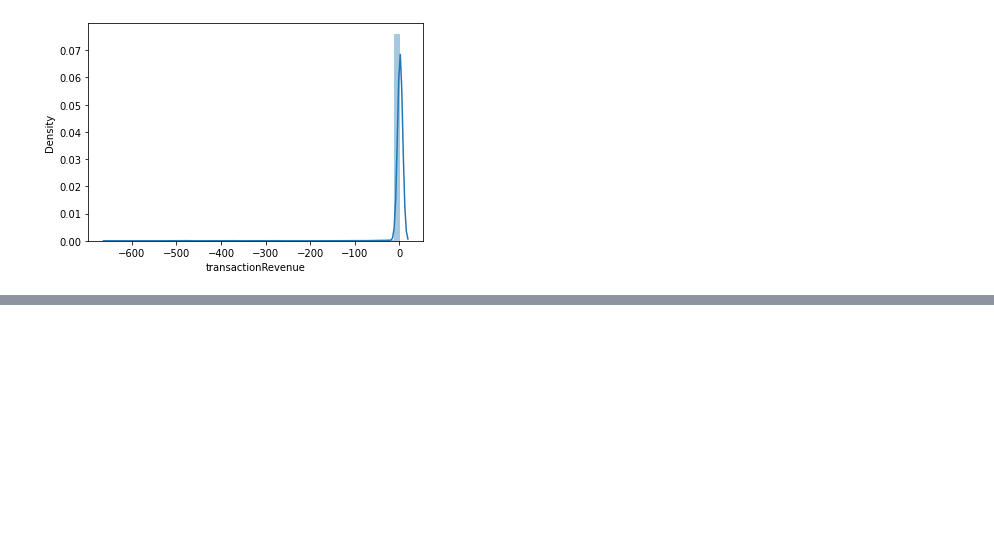
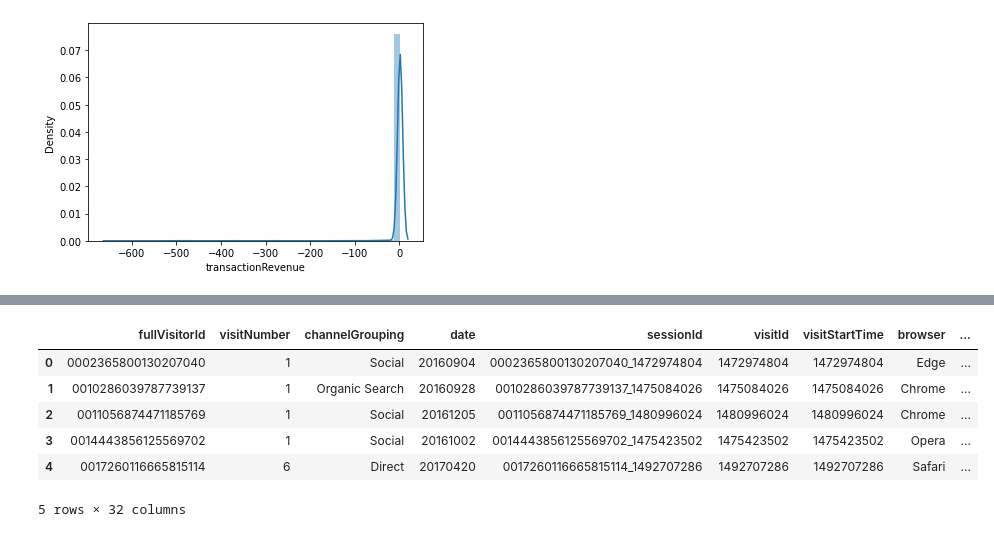
Before and after one commit to thayannefranca/ML_Marketing_Digital, a Jupyter notebook: Predicao_gastos_usuario.ipynb, the cells around one changed output, grey strips where cells are left out. Cells and saved outputs as stored; diff of their text form; code cells hidden in the pictures; blank space fills up the shorter version.

```diff
--- a/Predicao_gastos_usuario.ipynb
+++ b/Predicao_gastos_usuario.ipynb
@@ -361,0 +404,5 @@ sns.distplot(y_pred_reg - y_test)
+# %%
+#Retornando valores da primeira visita
+visitas_primeira = df.groupby('fullVisitorId',as_index=False)
+visitas_primeira = visitas_primeira['visitNumber'].min()
+visitas_primeira.head()
@@ -361,0 +416,3 @@ sns.distplot(y_pred_reg - y_test)
+# %%
+visitas_primeira.set_index('fullVisitorId', inplace=True)
+visitas_primeira.head()
@@ -361,0 +427,12 @@ sns.distplot(y_pred_reg - y_test)
+# %%
+visitas = visitas.join(visitas_primeira, how='left', on='fullVisitorId', rsuffix='_primeira')
+# %%
+visitas.head()
+# %% [output]
+|  | fullVisitorId | visitNumber | channelGrouping | date | sessionId | visitId | visitStartTime | browser | ... |
+| 0 | 0002365800130207040 | 1 | Social | 20160904 | 0002365800130207040_1472974804 | 1472974804 | 1472974804 | Edge | ... |
+| 1 | 0010286039787739137 | 1 | Organic Search | 20160928 | 0010286039787739137_1475084026 | 1475084026 | 1475084026 | Chrome | ... |
+| 2 | 0011056874471185769 | 1 | Social | 20161205 | 0011056874471185769_1480996024 | 1480996024 | 1480996024 | Chrome | ... |
+| 3 | 0014443856125569702 | 1 | Social | 20161002 | 0014443856125569702_1475423502 | 1475423502 | 1475423502 | Opera | ... |
+| 4 | 0017260116665815114 | 6 | Direct | 20170420 | 0017260116665815114_1492707286 | 1492707286 | 1492707286 | Safari | ... |
+5 rows × 32 columns
```
Also changed, not shown: parts of 19 cells of this notebook.
